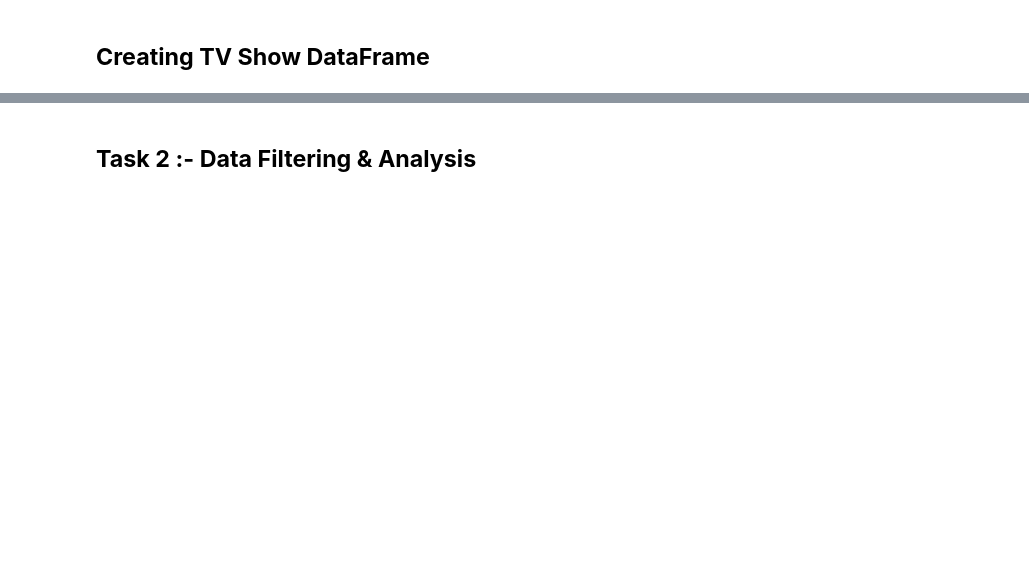
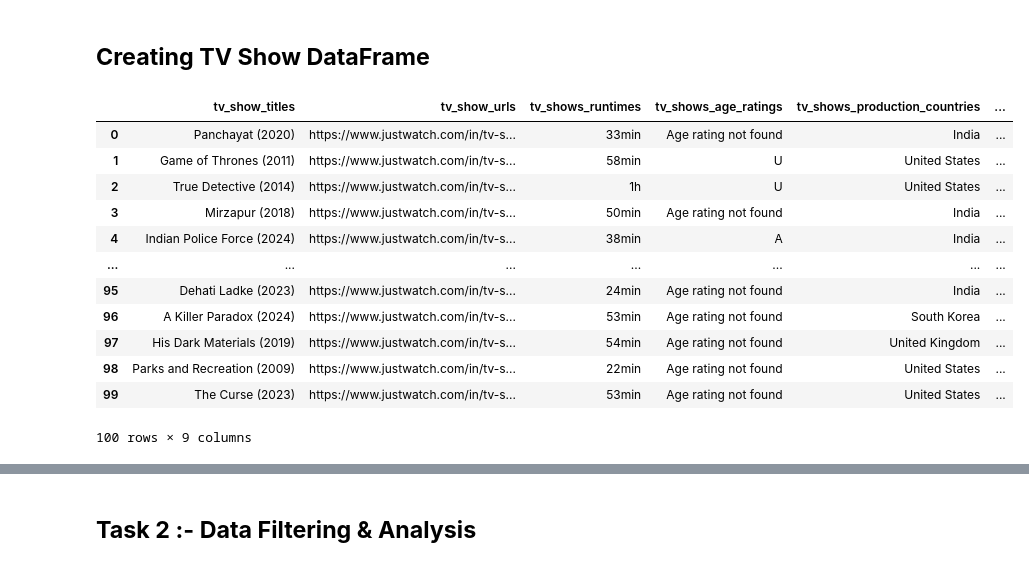
Before and after one commit to Amrit007-droid/Web-Scraping, a Jupyter notebook: Numerical_Programming_in_Python_Web_Scraping.ipynb, the cells around one changed output, grey strips where cells are left out. Drawn from its saved outputs; the diff is of its cells as text; code cells hidden in the pictures; blank space fills up the shorter version.

```diff
--- a/Numerical_Programming_in_Python_Web_Scraping.ipynb
+++ b/Numerical_Programming_in_Python_Web_Scraping.ipynb
@@ -815,0 +1333,32 @@ print(soup.prettify())
+# %%
+# Write Your Code here
+# Create a dictionary with the TV shows data
+tv_shows_data = {
+    'tv_show_titles': tv_show_titles,
+    'tv_show_urls': tv_show_urls,
+    'tv_shows_runtimes': runtimes_list2,
+    'tv_shows_age_ratings': age_ratings_list2,
+    'tv_shows_production_countries': production_country_list2,
+    'tv_shows_imdb_ratings': imdb_ratings_list2,
+    'tv_shows_genres': genres_list2,
+    'tv_shows_release_years': release_years_list2,
+    'tv_shows_streaming_availability': streaming_availability_list2,
+}
+
+# Create a DataFrame from the dictionary
+tv_shows_dataframe = pd.DataFrame(tv_shows_data)
+tv_shows_dataframe
+# %% [output]
+|  | tv_show_titles | tv_show_urls | tv_shows_runtimes | tv_shows_age_ratings | tv_shows_production_countries | ... |
+| 0 | Panchayat (2020) | https://www.justwatch.com/in/tv-s... | 33min | Age rating not found | India | ... |
+| 1 | Game of Thrones (2011) | https://www.justwatch.com/in/tv-s... | 58min | U | United States | ... |
+| 2 | True Detective (2014) | https://www.justwatch.com/in/tv-s... | 1h | U | United States | ... |
+| 3 | Mirzapur (2018) | https://www.justwatch.com/in/tv-s... | 50min | Age rating not found | India | ... |
+| 4 | Indian Police Force (2024) | https://www.justwatch.com/in/tv-s... | 38min | A | India | ... |
+| ... | ... | ... | ... | ... | ... | ... |
+| 95 | Dehati Ladke (2023) | https://www.justwatch.com/in/tv-s... | 24min | Age rating not found | India | ... |
+| 96 | A Killer Paradox (2024) | https://www.justwatch.com/in/tv-s... | 53min | Age rating not found | South Korea | ... |
+| 97 | His Dark Materials (2019) | https://www.justwatch.com/in/tv-s... | 54min | Age rating not found | United Kingdom | ... |
+| 98 | Parks and Recreation (2009) | https://www.justwatch.com/in/tv-s... | 22min | Age rating not found | United States | ... |
+| 99 | The Curse (2023) | https://www.justwatch.com/in/tv-s... | 53min | Age rating not found | United States | ... |
+100 rows × 9 columns
```
Also changed, not shown: parts of 53 cells of this notebook.
